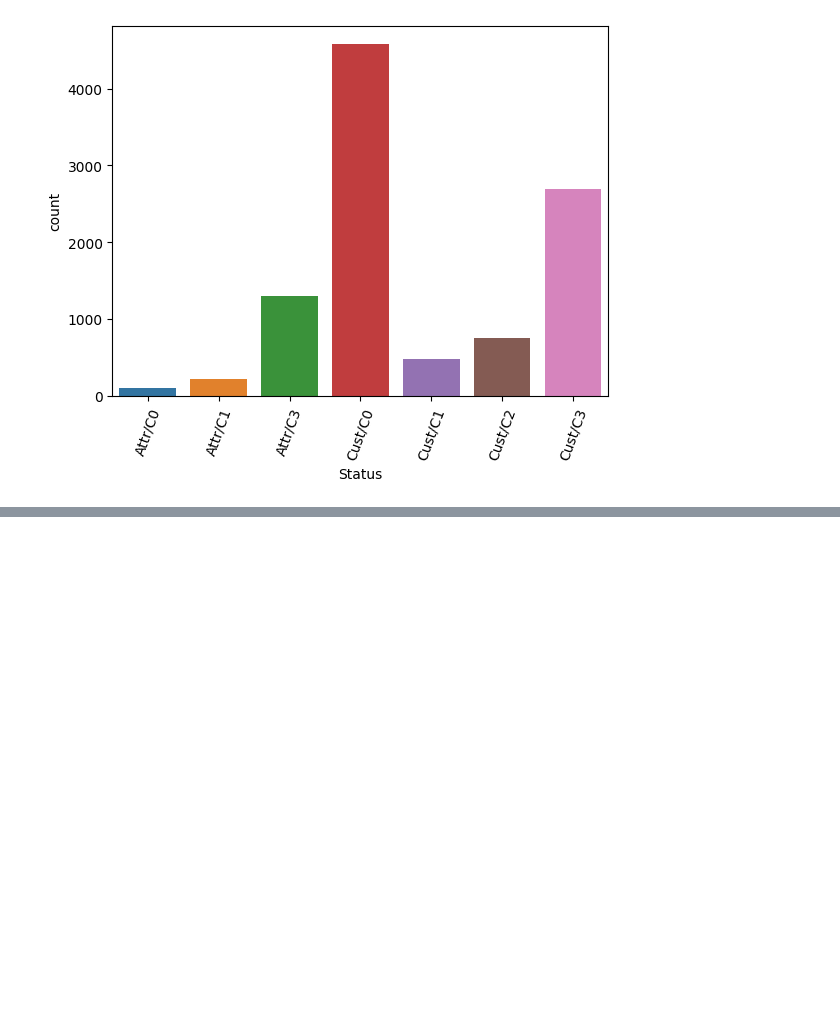
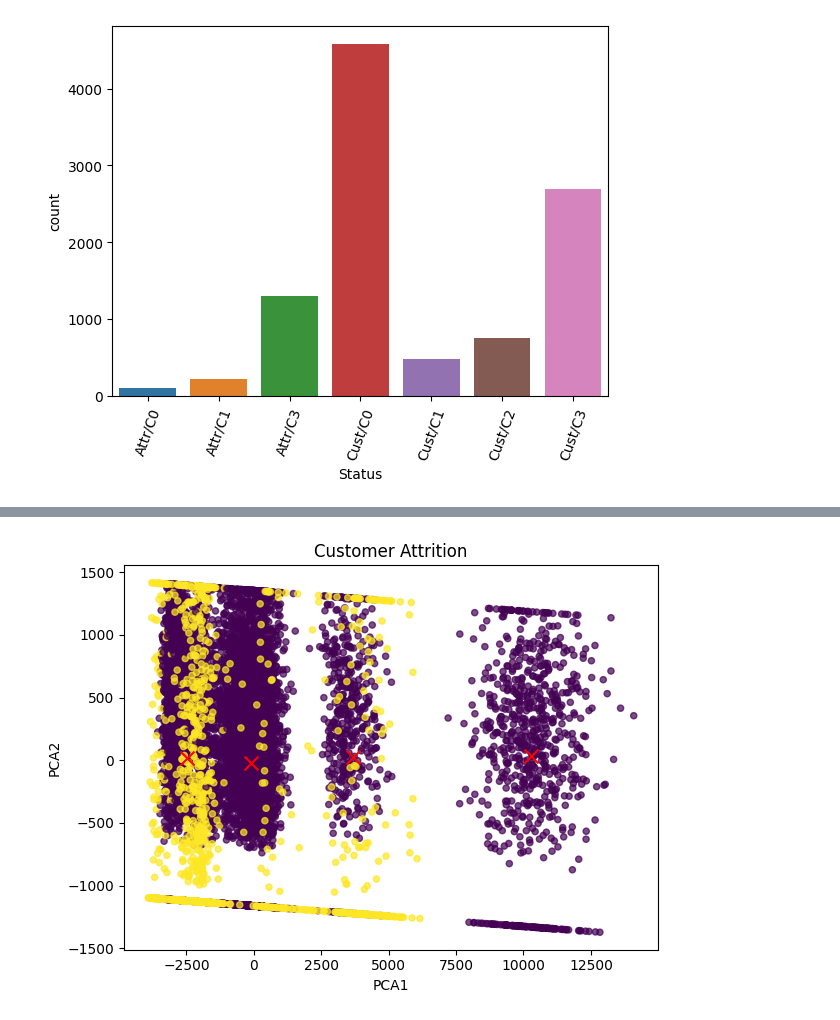
Before and after one commit to vitaly-shalem/ChurnPrediction, a Jupyter notebook: notebooks/12.clustering_take_2.ipynb, the cells around one changed output, grey strips where cells are left out. Cells and saved outputs as stored; diff of their text form; code cells hidden in the pictures; blank space fills up the shorter version.

```diff
--- a/notebooks/12.clustering_take_2.ipynb
+++ b/notebooks/12.clustering_take_2.ipynb
@@ -186,0 +232,15 @@ plt.show()
+# %%
+plt.scatter(
+    df_data_reduced_pca_2['PCA1'],
+    df_data_reduced_pca_2['PCA2'],
+    c=df_target["Attrited"],
+    alpha=0.7, s=20
+)
+plt.scatter(centers_mr_2[:,0], centers_mr_2[:,1], marker='x', s=100, c='red')
+plt.xlabel('PCA1')
+plt.ylabel('PCA2')
+plt.title('Customer Attrition')
+plt.tight_layout()
+plt.show()
+# %% [output]
+[figure, added]
```
Also changed, not shown: parts of 7 cells of this notebook, 1 other file.
